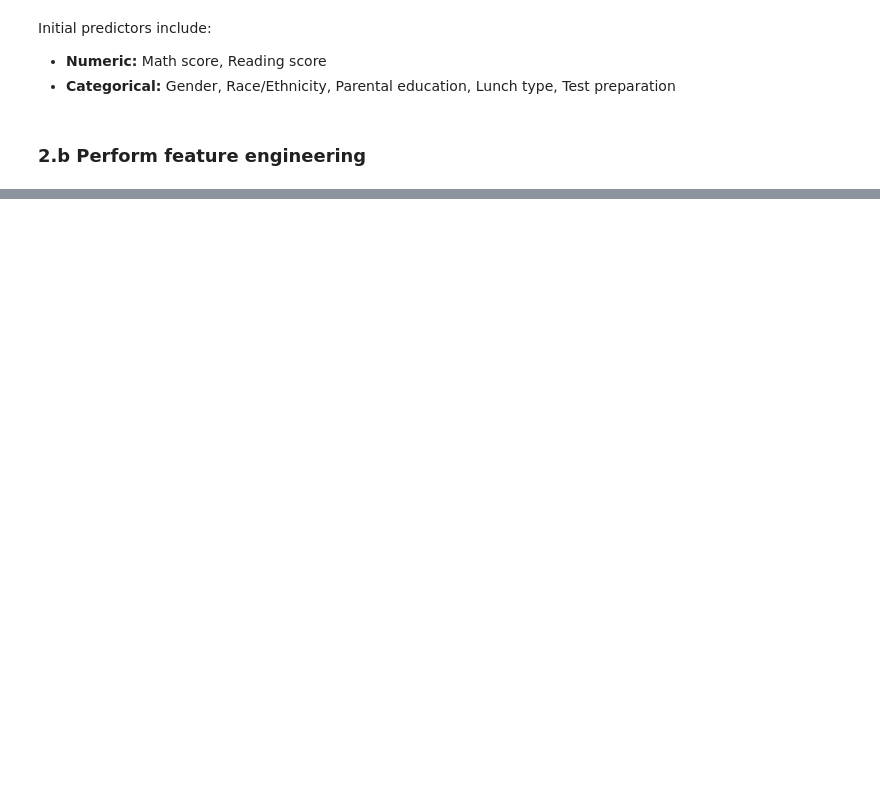
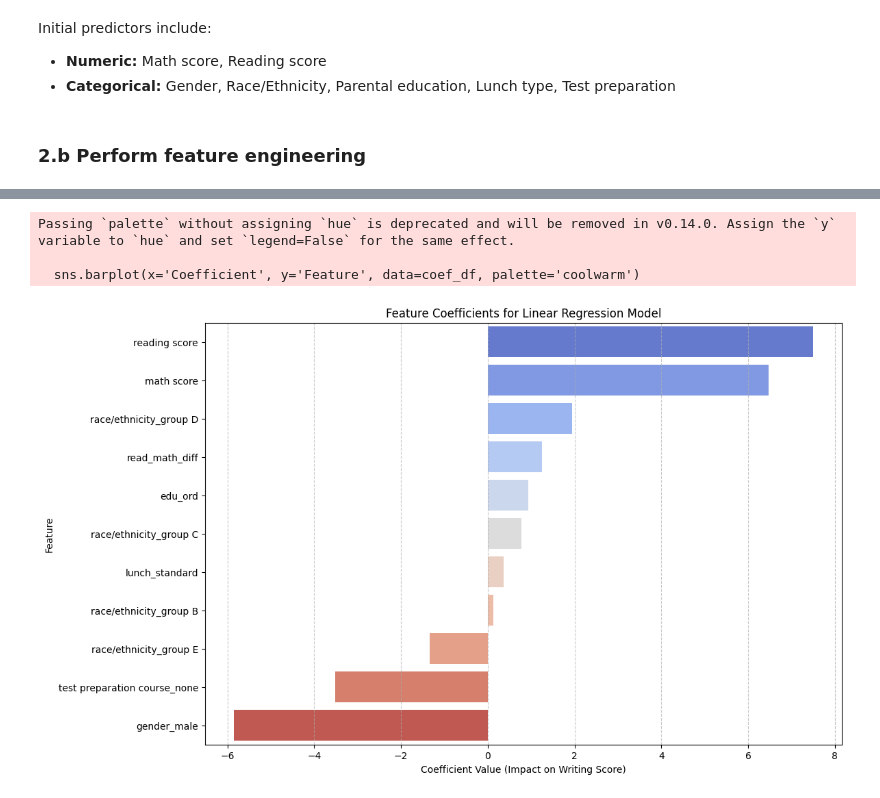
Before and after one commit to andreas-ols1/opti-ml-unibo, a Jupyter notebook: notebooks/test_scores.ipynb, the cells around one changed output, grey strips where cells are left out. Cells and saved outputs as stored; diff of their text form; code cells hidden in the pictures; blank space fills up the shorter version.

```diff
--- a/notebooks/test_scores.ipynb
+++ b/notebooks/test_scores.ipynb
@@ -357,0 +467,25 @@ plt.show()
+# %%
+# Extract feature names from the preprocessor
+cat_features = best_model_pipe.named_steps['pre'].named_transformers_['cat'].get_feature_names_out(categorical_features)
+all_feature_names = np.concatenate([numeric_features, cat_features])
+
+# Extract coefficients from the linear regression model
+coefficients = best_model_pipe.named_steps['mod'].coef_
+
+# Create a DataFrame for easy plotting
+coef_df = pd.DataFrame({'Feature': all_feature_names, 'Coefficient': coefficients})
+coef_df = coef_df.sort_values(by='Coefficient', ascending=False)
+
+# Plot the coefficients
+plt.figure(figsize=(12, 8))
+sns.barplot(x='Coefficient', y='Feature', data=coef_df, palette='coolwarm')
+plt.title('Feature Coefficients for Linear Regression Model')
+plt.xlabel('Coefficient Value (Impact on Writing Score)')
+plt.ylabel('Feature')
+plt.grid(axis='x', linestyle='--', alpha=0.7)
+plt.show()
+# %% [output]
+Passing `palette` without assigning `hue` is deprecated and will be removed in v0.14.0. Assign the `y` variable to `hue` and set `legend=False` for the same effect.
+
+  sns.barplot(x='Coefficient', y='Feature', data=coef_df, palette='coolwarm')
+[figure, added]
```
Also changed, not shown: parts of 55 cells of this notebook.
